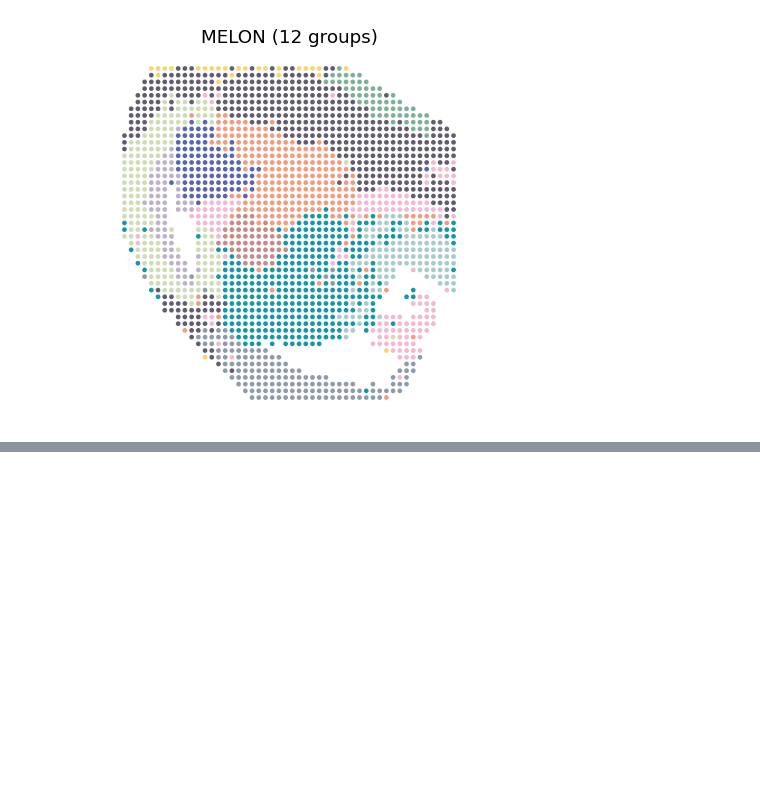
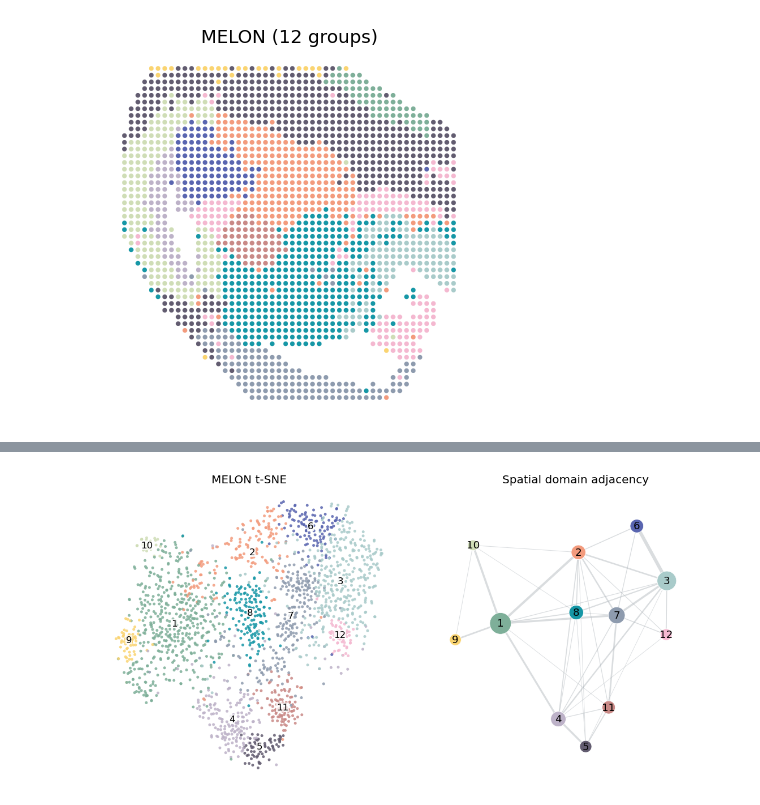
Before and after one commit to txbrook/MELON, a Jupyter notebook: Reproduce/mouse_e15_brain/analysis.ipynb, the cells around one changed output, grey strips where cells are left out. Saved outputs shown, nothing was run; the diff lists cells and outputs as text; code cells hidden in the pictures; blank space fills up the shorter version.

```diff
--- a/Reproduce/mouse_e15_brain/analysis.ipynb
+++ b/Reproduce/mouse_e15_brain/analysis.ipynb
@@ -116,0 +210,7 @@ show(spatial_panels(plot_data, ["MELON"], ncols=1))
+# %%
+# MELON domains and adjacency
+tsne = read_indexed(OUTPUT / "tsne.csv")
+edges = pd.read_csv(OUTPUT / "domain_edges.csv")
+show(domain_network_panels(tsne, edges, style))
+# %% [output]
+[figure, added]
```
Also changed, not shown: parts of 13 cells of this notebook, 3 other files.
